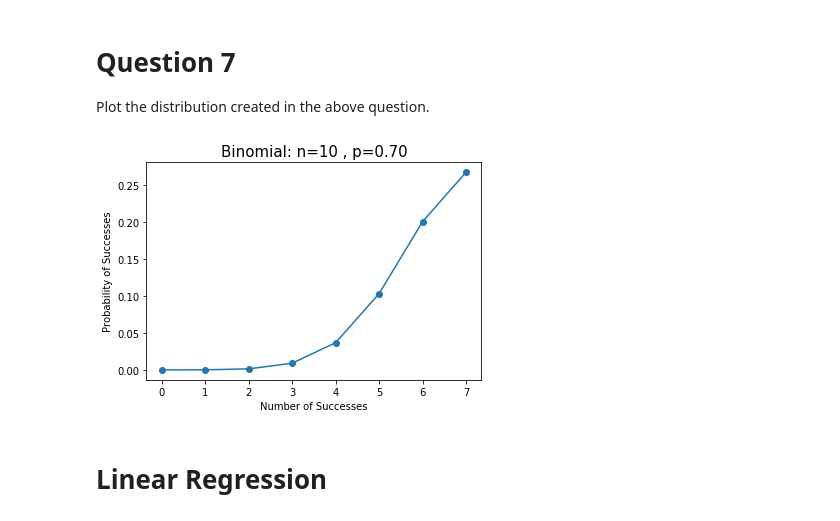
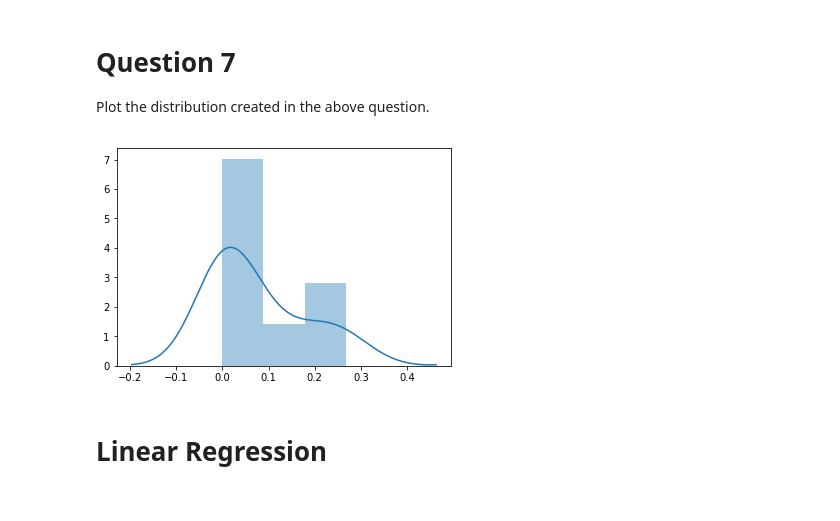
Before and after one commit to GreatLearningAIML1/bangalore-feb-batch-wulfric02, a Jupyter notebook: R2_InternalLab_Hypothesis_Testing_and_Linear_Regression.ipynb, the cells around one changed output. Cells and saved outputs as stored; diff of their text form; code cells hidden in the pictures.

Commit message:
lab2 - binomial distribution

```diff
--- a/R2_InternalLab_Hypothesis_Testing_and_Linear_Regression.ipynb
+++ b/R2_InternalLab_Hypothesis_Testing_and_Linear_Regression.ipynb
@@ -149,13 +149,14 @@ binomial = stats.binom.pmf(k,n,p)
 # Question 7
 Plot the distribution created in the above question.
 # %%
-plt.plot(k,binomial,'o-')
-plt.title('Binomial: n=%i , p=%.2f' % (n,p), fontsize=15)
-plt.xlabel('Number of Successes')
-plt.ylabel('Probability of Successes')
-plt.show()
+# plt.plot(k,binomial,'o-')
+# plt.title('Binomial: n=%i , p=%.2f' % (n,p), fontsize=15)
+# plt.xlabel('Number of Successes')
+# plt.ylabel('Probability of Successes')
+# plt.show()
+ax = sns.distplot(binomial)
 # %% [output]
-[figure, old version]
+[figure, new version]
 # %% [markdown]
 # Linear Regression
 # %% [markdown]
```
Also changed, not shown: parts of 1 cell of this notebook.
